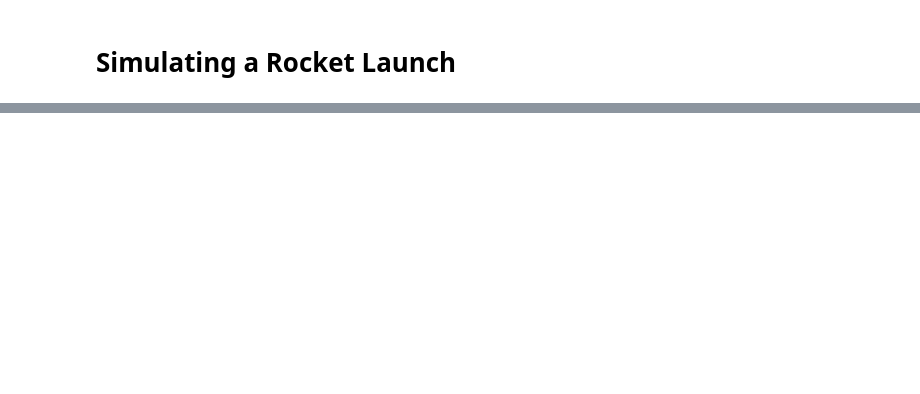
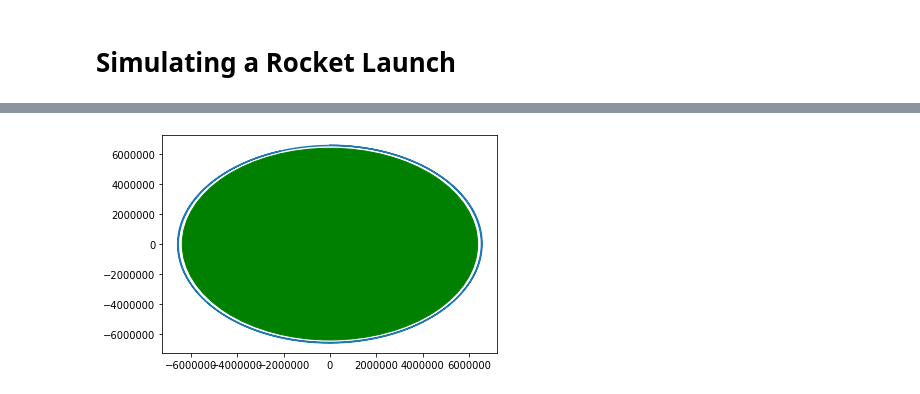
Before and after one commit to wFairmanOlin/pdo, a Jupyter notebook: final_simulation.ipynb, the cells around one changed output, grey strips where cells are left out. Cells and saved outputs as stored; diff of their text form; code cells hidden in the pictures; blank space fills up the shorter version.

```diff
--- a/final_simulation.ipynb
+++ b/final_simulation.ipynb
@@ -42,0 +138,41 @@ class rocket:
+# %%
+apollo = rocket()
+
+
+for i in range(10000):
+    apollo.update()
+
+
+fig, ax = plt.subplots()
+earth = plt.Circle((0, 0), 6378137, color='g')
+ax.plot(apollo.pos_x, apollo.pos_y)
+ax.add_patch(earth)
+plt.show()
+
+# plt.plot(apollo.time, apollo.thrust)
+# plt.title("Thrust over Time")
+# plt.show()
+
+# plt.plot(apollo.time, apollo.accel_y)
+# plt.title("Y acceleration over Time")
+# plt.show()
+
+# plt.plot(apollo.time, apollo.accel_x)
+# plt.title("X acceleration over Time")
+# plt.show()
+
+
+# plt.plot(apollo.time, apollo.vel_y)
+# plt.title("Y velocity over Time")
+# plt.show()
+
+# plt.plot(apollo.time, apollo.vel_x)
+# plt.title("X velocity over Time")
+# plt.show()
+
+
+# plt.plot(apollo.time, apollo.angle)
+# plt.title("Rocket Angle over Time")
+# plt.show()
+# %% [output]
+[figure, added]
```
Also changed, not shown: parts of 6 cells of this notebook, 2 other files.
